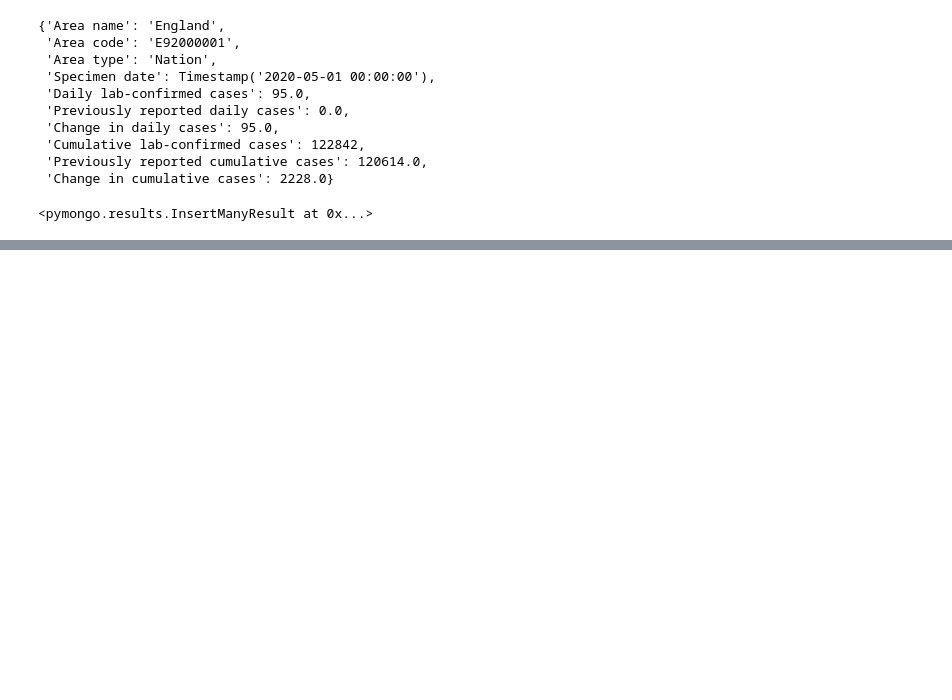
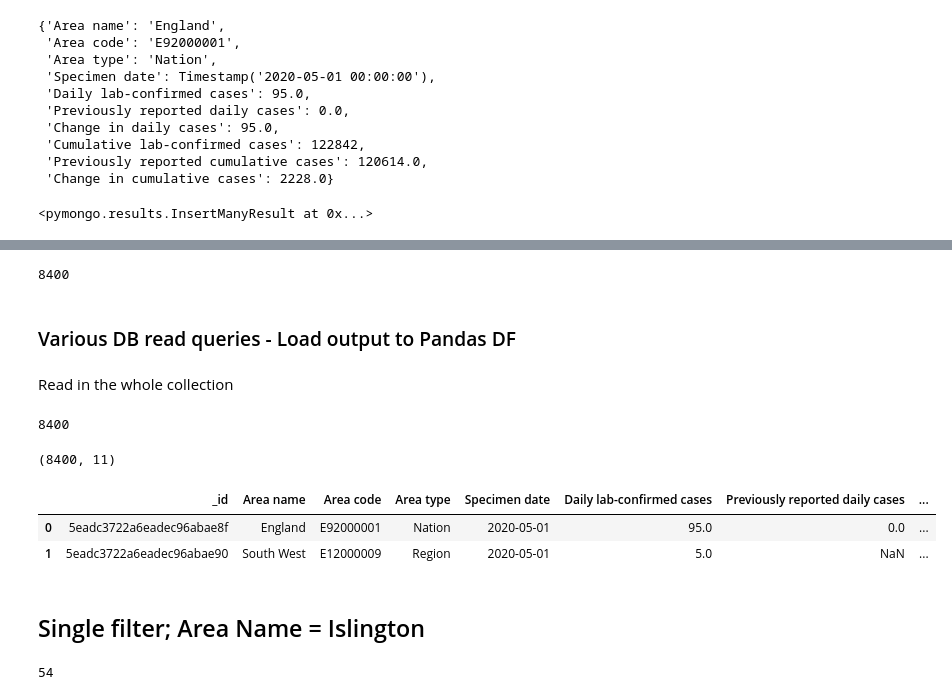
Before and after one commit to rakeshbhat9/Docker-Images, a Jupyter notebook: mongo/mongo.ipynb, the cells around one changed output, grey strips where cells are left out. Drawn from its saved outputs; the diff is of its cells as text; code cells hidden in the pictures; blank space fills up the shorter version.

```diff
--- a/mongo/mongo.ipynb
+++ b/mongo/mongo.ipynb
@@ -59,0 +91,28 @@ coll.insert_many(df_dict)
+# %%
+coll.find().count()
+# %% [output]
+8400
+# %% [markdown]
+### Various DB read queries - Load output to Pandas DF
+# %% [markdown]
+Read in the whole collection
+# %%
+coll.find().count()
+# %% [output]
+8400
+# %%
+pd.DataFrame(coll.find()).shape
+# %% [output]
+(8400, 11)
+# %%
+pd.DataFrame(coll.find()).head(2)
+# %% [output]
+|  | _id | Area name | Area code | Area type | Specimen date | Daily lab-confirmed cases | Previously reported daily cases | ... |
+| 0 | 5eadc3722a6eadec96abae8f | England | E92000001 | Nation | 2020-05-01 | 95.0 | 0.0 | ... |
+| 1 | 5eadc3722a6eadec96abae90 | South West | E12000009 | Region | 2020-05-01 | 5.0 | NaN | ... |
+# %% [markdown]
+## Single filter; Area Name = Islington
+# %%
+coll.find({'Area name': 'Islington'}).count()
+# %% [output]
+54
```
Also changed, not shown: parts of 54 cells of this notebook.
